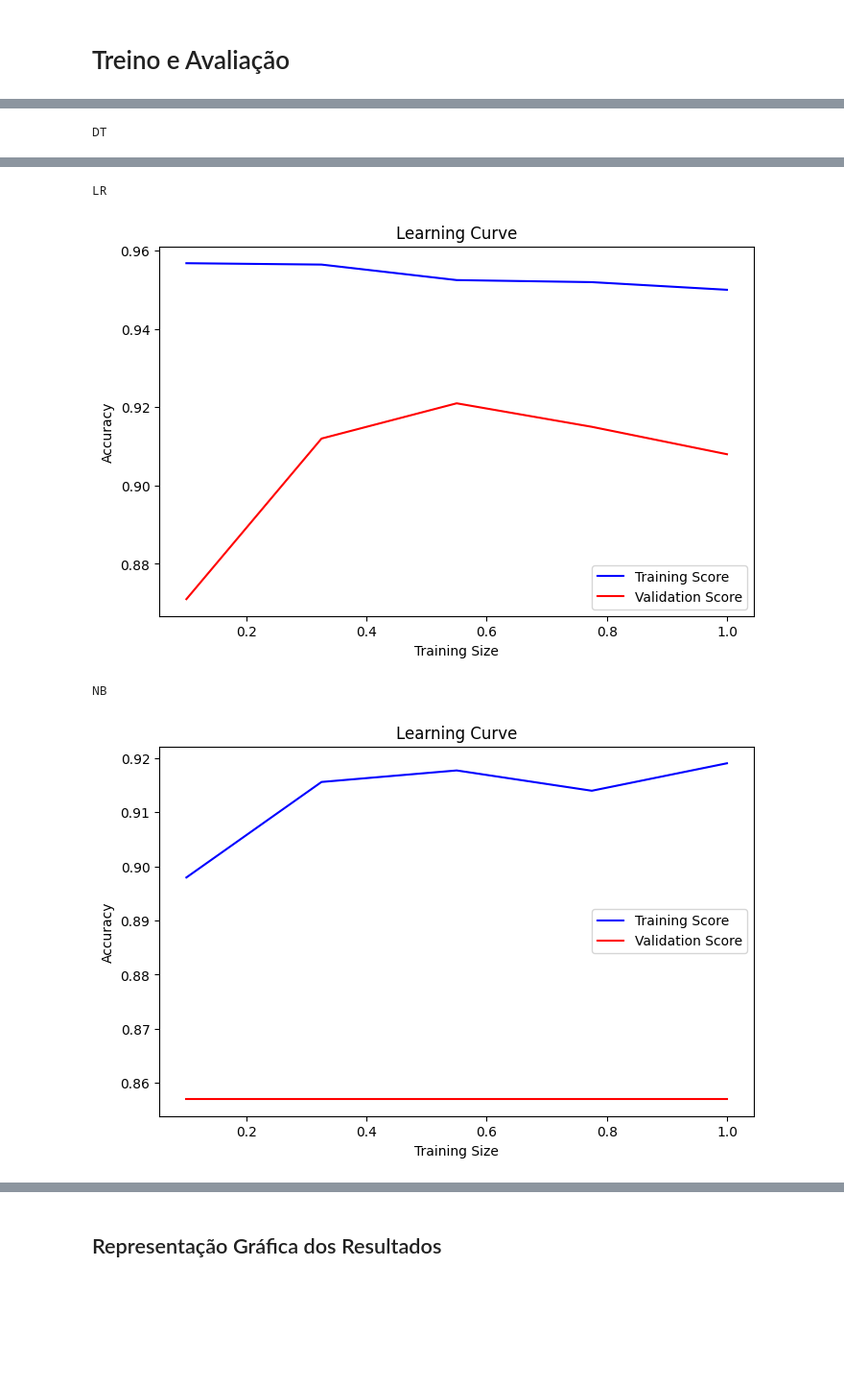
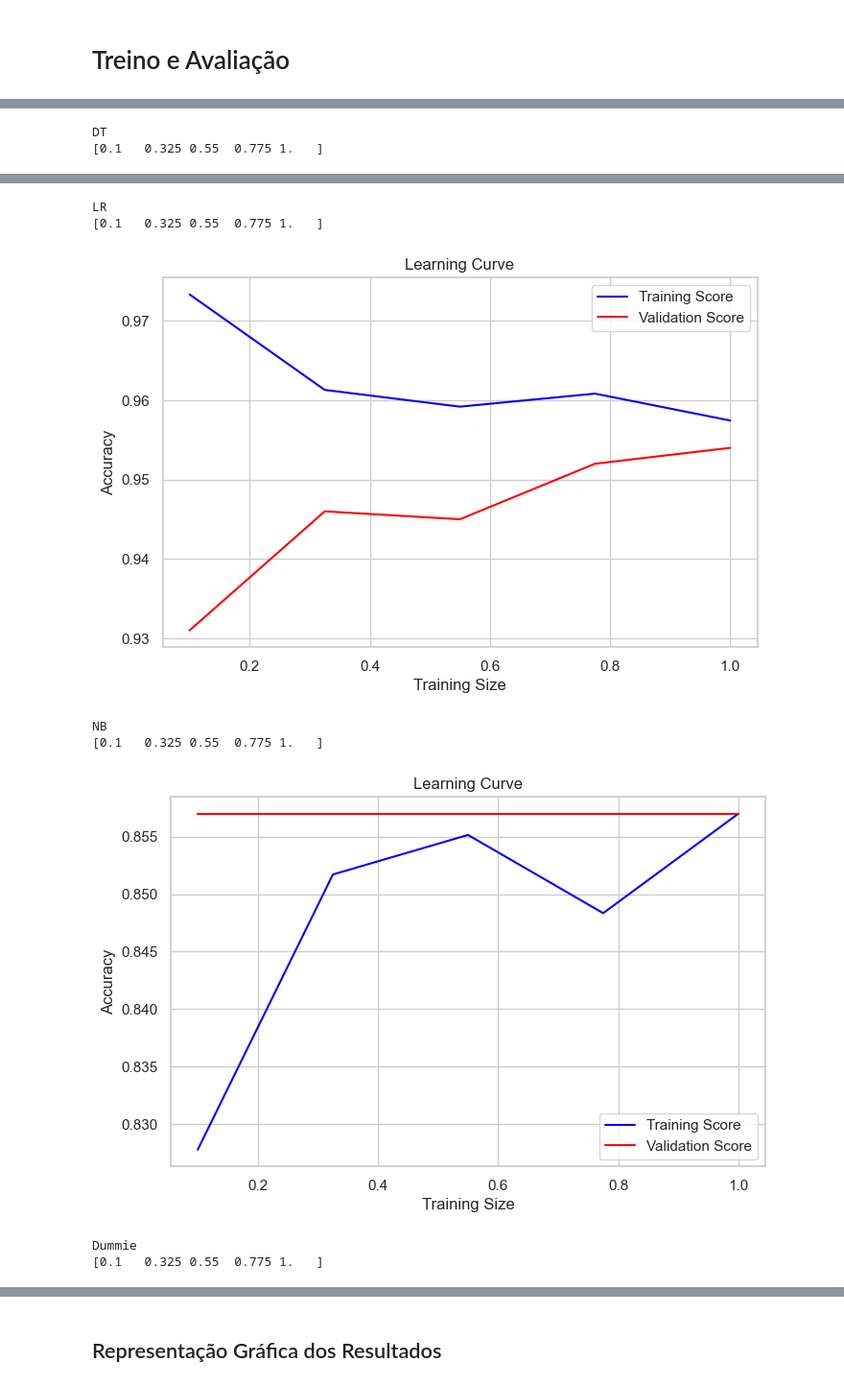
Before and after one commit to FranGoncal/ProjetoLEI, a Jupyter notebook: kaggle_only.ipynb, the cells around one changed output, grey strips where cells are left out. Shown at 96% size. Drawn from its saved outputs; the diff is of its cells as text; code cells hidden in the pictures; blank space fills up the shorter version.

```diff
--- a/kaggle_only.ipynb
+++ b/kaggle_only.ipynb
@@ -766,7 +766,7 @@ from sklearn.naive_bayes import GaussianNB
 
 # Configurar a validação cruzada
 #cv = KFold(n_splits=10, shuffle=True, random_state=42)
-cv = StratifiedKFold(n_splits=10, shuffle=True, random_state=42)
+cv = StratifiedKFold(n_splits=2, shuffle=True, random_state=42)
 
 metrics = ['accuracy', 'precision', 'f1_weighted', 'roc_auc', 'recall']
 scores = {metric: [] for metric in metrics}
@@ -775,7 +775,7 @@ scores = {metric: [] for metric in metrics}
 classifiers = {
     "RF": RandomForestClassifier(random_state=42),
     "SVM": SVC(kernel='linear', random_state=42, probability=True),
-    "XGBoost": XGBClassifier(random_state=42, n_estimators=200, max_depth=10, learning_rate=1, objective='binary:logistic'),
+    "XGBoost": XGBClassifier(random_state=42, n_estimators=200, max_depth=3, learning_rate=1, objective='binary:logistic',reg_alpha=0.5, reg_lambda=1, subsample=0.8, colsample_bytree=0.8),
     "DT": DecisionTreeClassifier(random_state=42),
     "LR": LogisticRegression(random_state=42, max_iter=1000),
     "NB": GaussianNB()
@@ -806,9 +806,17 @@ for name, model in classifiers.items():
 
 
         ################ BALANCEAMENTO ################
-        smote = SMOTE(random_state=42)
-        X_train_balanced, y_train_balanced = smote.fit_resample(X_train, y_train)
+        #smote = SMOTE(random_state=42)
+        #X_train_balanced, y_train_balanced = smote.fit_resample(X_train, y_train)
+
+        X_train_balanced = X_train
+        y_train_balanced = y_train
+
+
         ###############################################
+
+
+
 
 
         # Treino do modelo
@@ -872,13 +880,14 @@ NB               0.9361          0.857        0.857         0.8779    0.9826
 import numpy as np
 import matplotlib.pyplot as plt
 from sklearn.model_selection import learning_curve
-
+from sklearn.dummy import DummyClassifier
 
 
 def plot_learning_curve(model, X, y):
 
     train_sizes = np.linspace(0.1, 1.0, 5)
-    cv = StratifiedKFold(n_splits=10, shuffle=True, random_state=42)
+    print(train_sizes)
+    cv = StratifiedKFold(n_splits=10, shuffle=True, random_state=41)
     train_scores = []
     test_scores = []
     for frac in train_sizes:
@@ -898,36 +907,17 @@ def plot_learning_curve(model, X, y):
 
 
 
+            # Normalização
+            scaler = StandardScaler()
+            X_train_sub = scaler.fit_transform(X_train_sub)
+            X_test = scaler.transform(X_test)
 
 
-
-
-            '''
-            # Normalize the training set
-            columns_to_normalize = ['Tenure', 'MonthlyCharges']
-            scaler = StandardScaler()
-
-            X_train_sub = X_train_sub.copy()
-            X_test = X_test.copy()
-
-            X_train_sub.loc[:, columns_to_normalize] = X_train_sub[columns_to_normalize].astype(float)
-            X_test.loc[:, columns_to_normalize] = X_test[columns_to_normalize].astype(float)
-
-            X_train_sub.loc[:, columns_to_normalize] = scaler.fit_transform(X_train_sub[columns_to_normalize])
-            X_test.loc[:, columns_to_normalize] = scaler.transform(X_test[columns_to_normalize])
-            '''
-
             # Balance the training set
-            ros = RandomOverSampler(random_state=42)
-            X_train_bal, y_train_bal = ros.fit_resample(X_train_sub, y_train_sub)
-
-
-
-
-
-
-
-
+            #ros = RandomOverSampler(random_state=42)
+            #X_train_bal, y_train_bal = ros.fit_resample(X_train_sub, y_train_sub)
+            X_train_bal = X_train_sub
+            y_train_bal = y_train_sub
 
             # Train the model
             model.fit(X_train_bal, y_train_bal)
@@ -947,12 +937,7 @@ def plot_learning_curve(model, X, y):
     train_scores = np.array(train_scores)
     test_scores = np.array(test_scores)
 
-
-
-
     #train_sizes, train_scores, test_scores = learning_curve(model, X, y, cv=cv, scoring="accuracy")
-
-
 
     # Média e desvio padrão dos scores
     train_mean = np.array(train_scores)
@@ -967,6 +952,7 @@ def plot_learning_curve(model, X, y):
     plt.plot(train_sizes, test_mean, label="Validation Score", color="red")
     #plt.fill_between(train_sizes, test_mean - test_std, test_mean + test_std, color="red", alpha=0.2)
 
+    #plt.ylim(0.5, 1)
     plt.xlabel("Training Size")
     plt.ylabel("Accuracy")
     plt.title("Learning Curve")
@@ -976,10 +962,11 @@ def plot_learning_curve(model, X, y):
 classifiers = {
     "RF": RandomForestClassifier(random_state=42),
     "SVM": SVC(kernel='linear', random_state=42, probability=True),
-    "XGBoost": XGBClassifier(random_state=42, n_estimators=200, max_depth=10, learning_rate=1, objective='binary:logistic'),
+    "XGBoost": XGBClassifier(random_state=42, n_estimators=200, max_depth=3, learning_rate=1, objective='binary:logistic',reg_alpha=0.5, reg_lambda=1, subsample=0.8, colsample_bytree=0.8),
     "DT": DecisionTreeClassifier(random_state=42),
     "LR": LogisticRegression(random_state=42, max_iter=1000),
-    "NB": GaussianNB()
+    "NB": GaussianNB(),
+    "Dummie": DummyClassifier(strategy='most_frequent')
 }
 
 # Exemplo para Random Forest
@@ -996 +986,2 @@ XGBoost
 DT
+[0.1   0.325 0.55  0.775 1.   ]
@@ -998,4 +989,8 @@ DT
 LR
+[0.1   0.325 0.55  0.775 1.   ]
-[figure, old version]
+[figure, new version]
 NB
+[0.1   0.325 0.55  0.775 1.   ]
-[figure, old version]
+[figure, new version]
+Dummie
+[0.1   0.325 0.55  0.775 1.   ]
```
Also changed, not shown: parts of 25 cells of this notebook, 2 other files.
